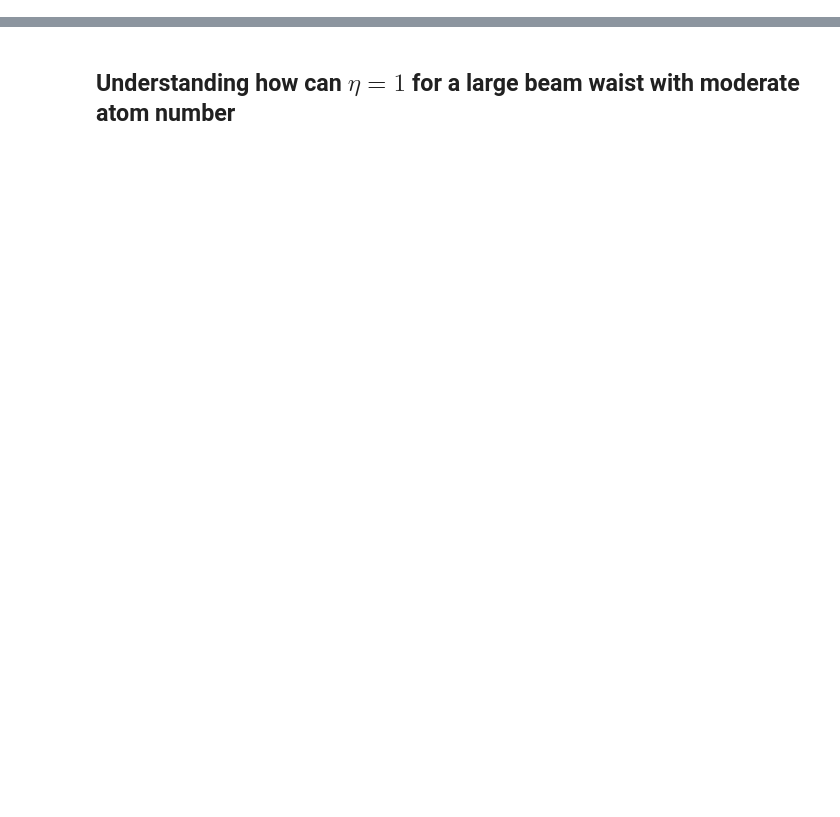
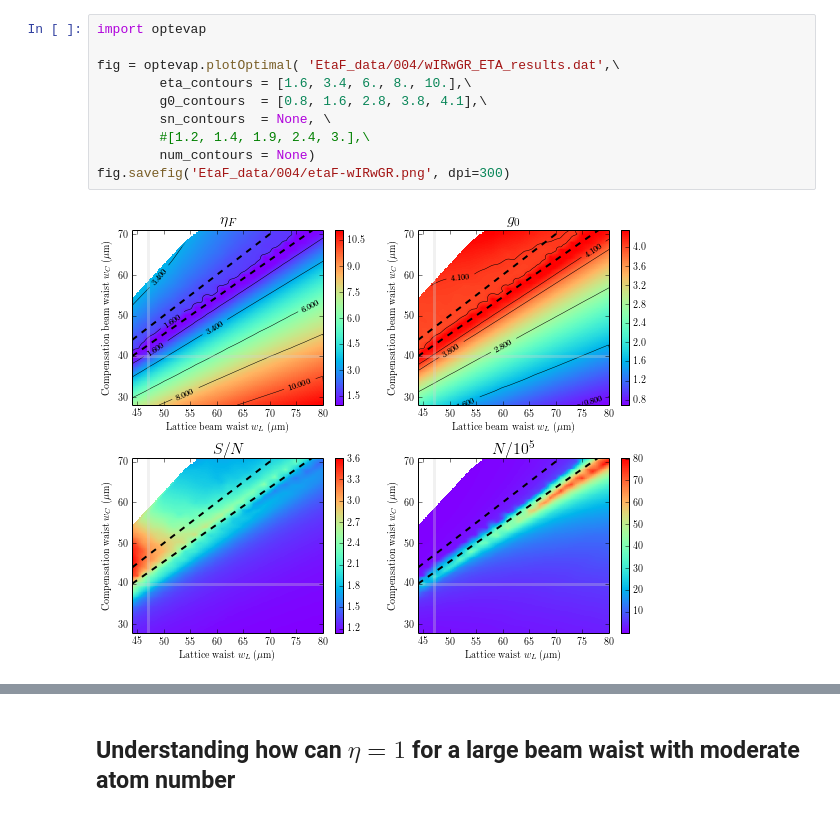
Before and after one commit to PedroMDuarte/hubbard-lda_evap, a Jupyter notebook: Untitled0.ipynb, the cells around one changed output, grey strips where cells are left out. Drawn from its saved outputs; the diff is of its cells as text; blank space fills up the shorter version.

```diff
--- a/Untitled0.ipynb
+++ b/Untitled0.ipynb
@@ -1,3 +1,15 @@
+# %%
+import optevap
+
+fig = optevap.plotOptimal( 'EtaF_data/004/wIRwGR_ETA_results.dat',\
+        eta_contours = [1.6, 3.4, 6., 8., 10.],\
+        g0_contours  = [0.8, 1.6, 2.8, 3.8, 4.1],\
+        sn_contours  = None, \
+        #[1.2, 1.4, 1.9, 2.4, 3.],\
+        num_contours = None)
+fig.savefig('EtaF_data/004/etaF-wIRwGR.png', dpi=300)
+# %% [output]
+[figure, added]
 # %%
 import optevap
 
```
Also changed, not shown: parts of 3 cells of this notebook, 13 other files.
